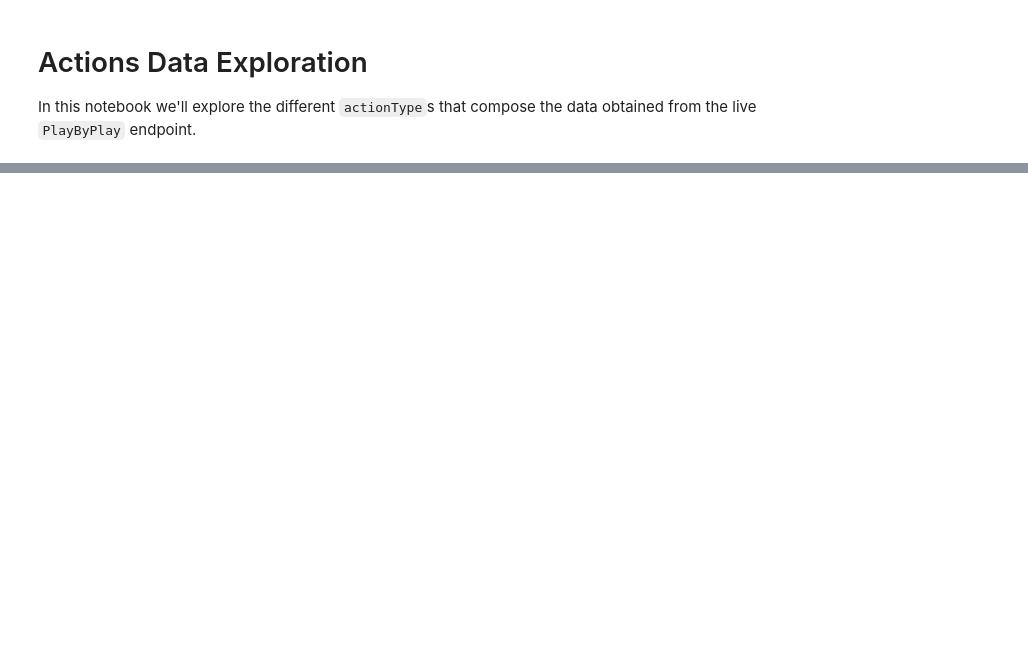
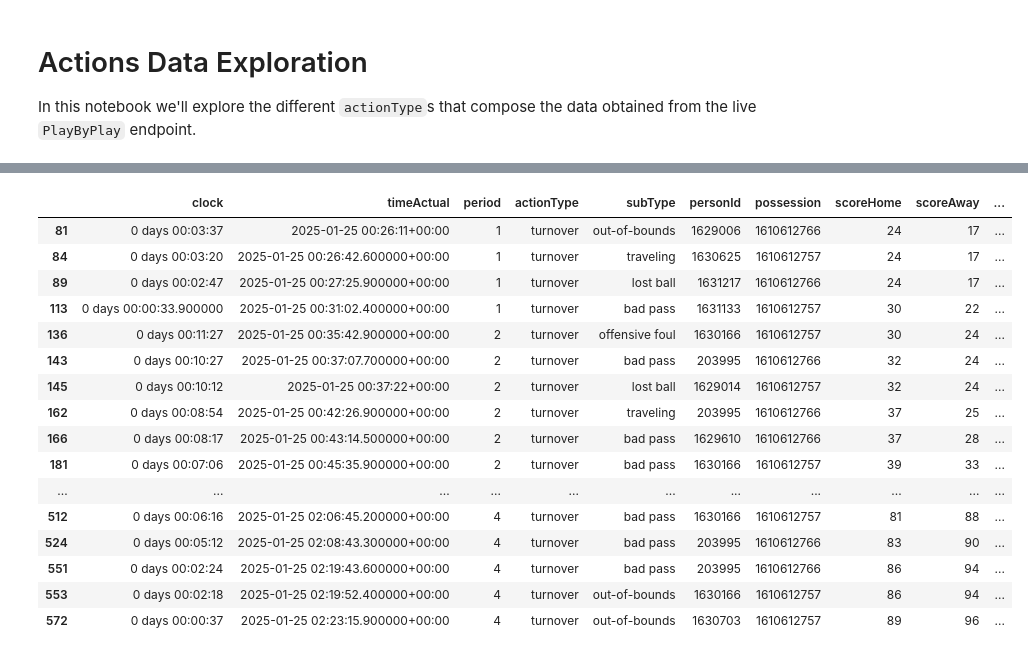
Before and after one commit to lorenzoliuzzo/MBAI, a Jupyter notebook: notebooks/actions.ipynb, the cells around one changed output, grey strips where cells are left out. Saved outputs shown, nothing was run; the diff lists cells and outputs as text; code cells hidden in the pictures; blank space fills up the shorter version.

```diff
--- a/notebooks/actions.ipynb
+++ b/notebooks/actions.ipynb
@@ -63,0 +158,21 @@ action_subtypes
+# %%
+turnover_df = df_by_action.get_group('turnover').dropna(how='all', axis=1)
+turnover_df
+# %% [output]
+|  | clock | timeActual | period | actionType | subType | personId | possession | scoreHome | scoreAway | ... |
+| 81 | 0 days 00:03:37 | 2025-01-25 00:26:11+00:00 | 1 | turnover | out-of-bounds | 1629006 | 1610612766 | 24 | 17 | ... |
+| 84 | 0 days 00:03:20 | 2025-01-25 00:26:42.600000+00:00 | 1 | turnover | traveling | 1630625 | 1610612757 | 24 | 17 | ... |
+| 89 | 0 days 00:02:47 | 2025-01-25 00:27:25.900000+00:00 | 1 | turnover | lost ball | 1631217 | 1610612766 | 24 | 17 | ... |
+| 113 | 0 days 00:00:33.900000 | 2025-01-25 00:31:02.400000+00:00 | 1 | turnover | bad pass | 1631133 | 1610612757 | 30 | 22 | ... |
+| 136 | 0 days 00:11:27 | 2025-01-25 00:35:42.900000+00:00 | 2 | turnover | offensive foul | 1630166 | 1610612757 | 30 | 24 | ... |
+| 143 | 0 days 00:10:27 | 2025-01-25 00:37:07.700000+00:00 | 2 | turnover | bad pass | 203995 | 1610612766 | 32 | 24 | ... |
+| 145 | 0 days 00:10:12 | 2025-01-25 00:37:22+00:00 | 2 | turnover | lost ball | 1629014 | 1610612757 | 32 | 24 | ... |
+| 162 | 0 days 00:08:54 | 2025-01-25 00:42:26.900000+00:00 | 2 | turnover | traveling | 203995 | 1610612766 | 37 | 25 | ... |
+| 166 | 0 days 00:08:17 | 2025-01-25 00:43:14.500000+00:00 | 2 | turnover | bad pass | 1629610 | 1610612766 | 37 | 28 | ... |
+| 181 | 0 days 00:07:06 | 2025-01-25 00:45:35.900000+00:00 | 2 | turnover | bad pass | 1630166 | 1610612757 | 39 | 33 | ... |
+| ... | ... | ... | ... | ... | ... | ... | ... | ... | ... | ... |
+| 512 | 0 days 00:06:16 | 2025-01-25 02:06:45.200000+00:00 | 4 | turnover | bad pass | 1630166 | 1610612757 | 81 | 88 | ... |
+| 524 | 0 days 00:05:12 | 2025-01-25 02:08:43.300000+00:00 | 4 | turnover | bad pass | 203995 | 1610612766 | 83 | 90 | ... |
+| 551 | 0 days 00:02:24 | 2025-01-25 02:19:43.600000+00:00 | 4 | turnover | bad pass | 203995 | 1610612766 | 86 | 94 | ... |
+| 553 | 0 days 00:02:18 | 2025-01-25 02:19:52.400000+00:00 | 4 | turnover | out-of-bounds | 1630166 | 1610612757 | 86 | 94 | ... |
+| 572 | 0 days 00:00:37 | 2025-01-25 02:23:15.900000+00:00 | 4 | turnover | out-of-bounds | 1630703 | 1610612757 | 89 | 96 | ... |
```
Also changed, not shown: parts of 13 cells of this notebook.
